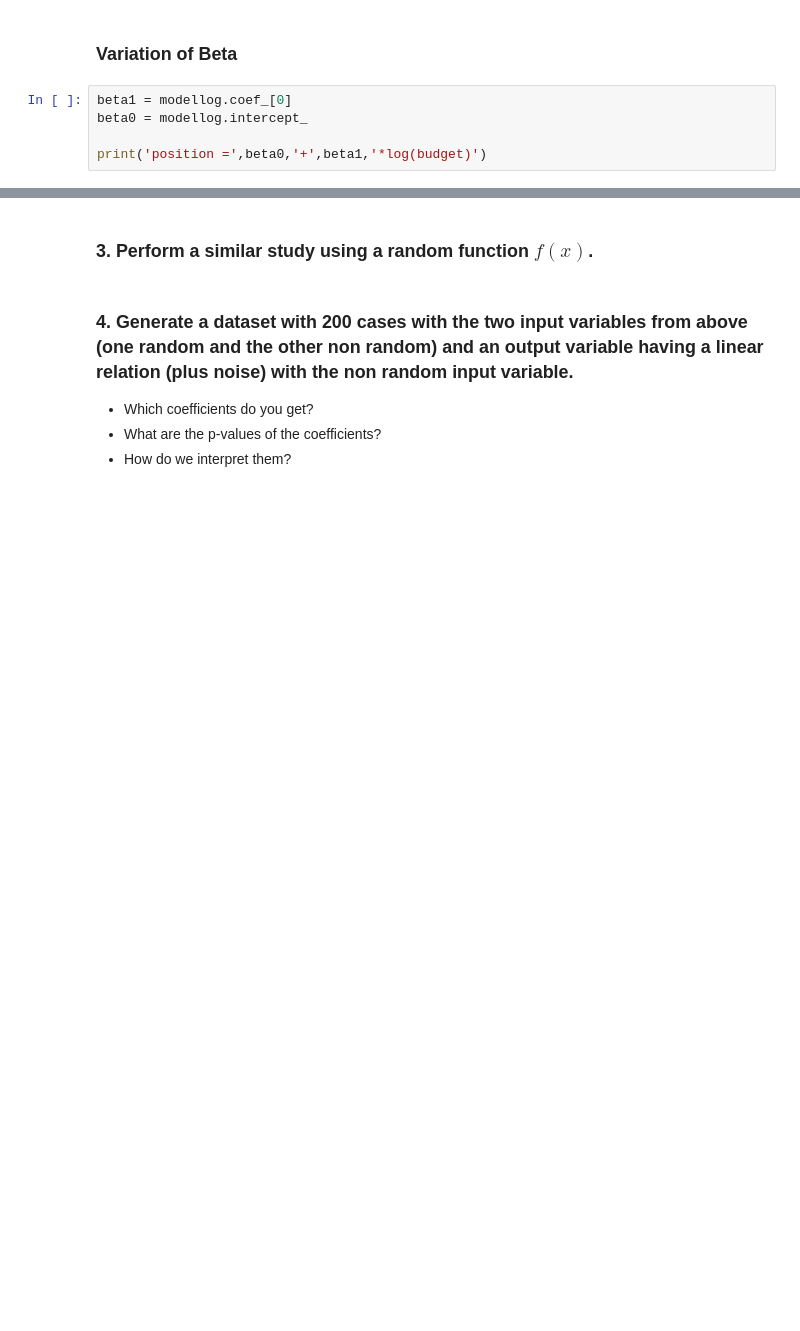
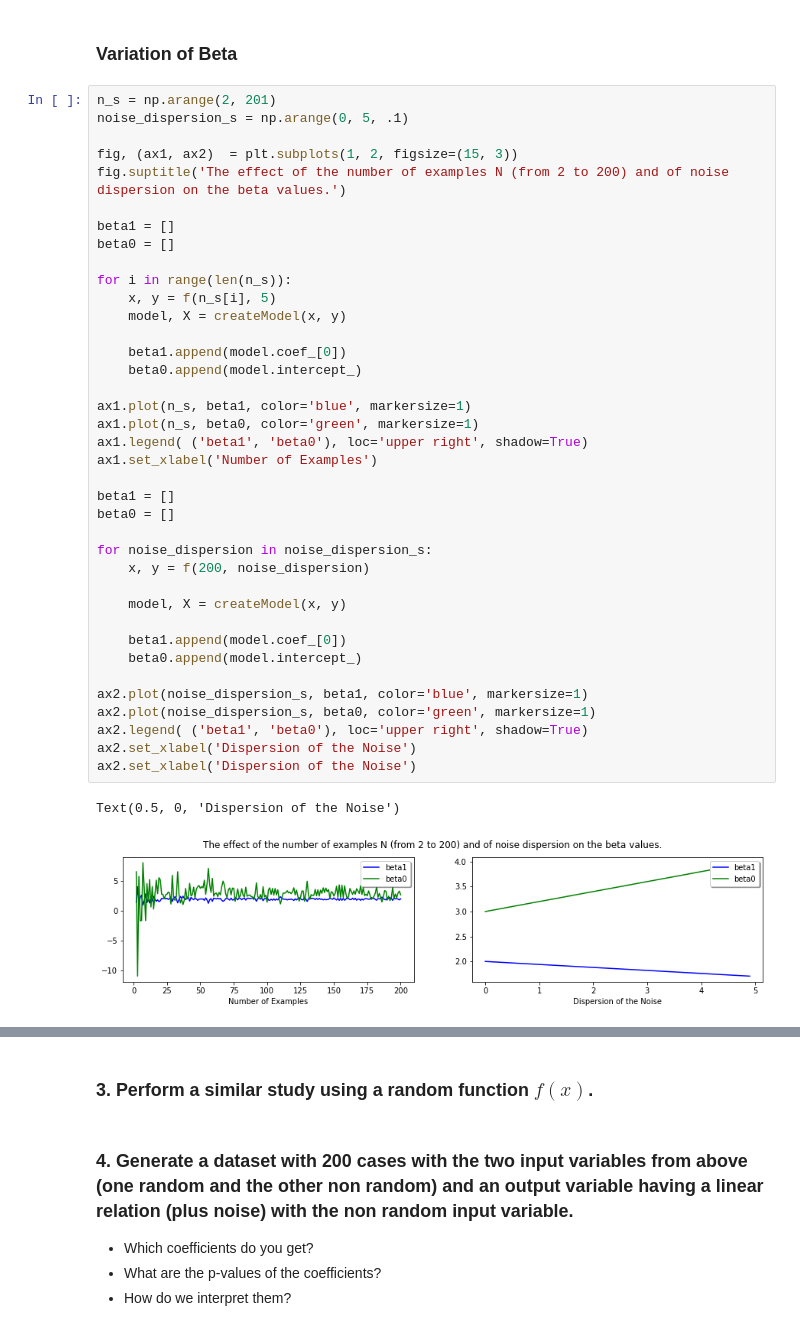
Before and after one commit to luckP/ML2021-FCUP, a Jupyter notebook: Lucas/01 - Exercises on linear regression and ML.ipynb, the cells around one changed output, grey strips where cells are left out. Saved outputs shown, nothing was run; the diff lists cells and outputs as text; blank space fills up the shorter version.

```diff
--- a/Lucas/01 - Exercises on linear regression and ML.ipynb
+++ b/Lucas/01 - Exercises on linear regression and ML.ipynb
@@ -55,7 +69,43 @@ for i in range(len(n_s)):
 # %% [markdown]
 ### Variation of Beta
 # %%
-beta1 = modellog.coef_[0]
-beta0 = modellog.intercept_
+n_s = np.arange(2, 201)
+noise_dispersion_s = np.arange(0, 5, .1)
 
-print('position =',beta0,'+',beta1,'*log(budget)')
+fig, (ax1, ax2)  = plt.subplots(1, 2, figsize=(15, 3))
+fig.suptitle('The effect of the number of examples N (from 2 to 200) and of noise dispersion on the beta values.')
+
+beta1 = []
+beta0 = []
+
+for i in range(len(n_s)):
+    x, y = f(n_s[i], 5)
+    model, X = createModel(x, y)
+
+    beta1.append(model.coef_[0])
+    beta0.append(model.intercept_)
+
+ax1.plot(n_s, beta1, color='blue', markersize=1)
+ax1.plot(n_s, beta0, color='green', markersize=1)
+ax1.legend( ('beta1', 'beta0'), loc='upper right', shadow=True)
+ax1.set_xlabel('Number of Examples')
+
+beta1 = []
+beta0 = []
+
+for noise_dispersion in noise_dispersion_s:
+    x, y = f(200, noise_dispersion)
+
+    model, X = createModel(x, y)
+
+    beta1.append(model.coef_[0])
+    beta0.append(model.intercept_)
+
+ax2.plot(noise_dispersion_s, beta1, color='blue', markersize=1)
+ax2.plot(noise_dispersion_s, beta0, color='green', markersize=1)
+ax2.legend( ('beta1', 'beta0'), loc='upper right', shadow=True)
+ax2.set_xlabel('Dispersion of the Noise')
+ax2.set_xlabel('Dispersion of the Noise')
+# %% [output]
+Text(0.5, 0, 'Dispersion of the Noise')
+[figure, added]
```
Also changed, not shown: parts of 6 cells of this notebook.
